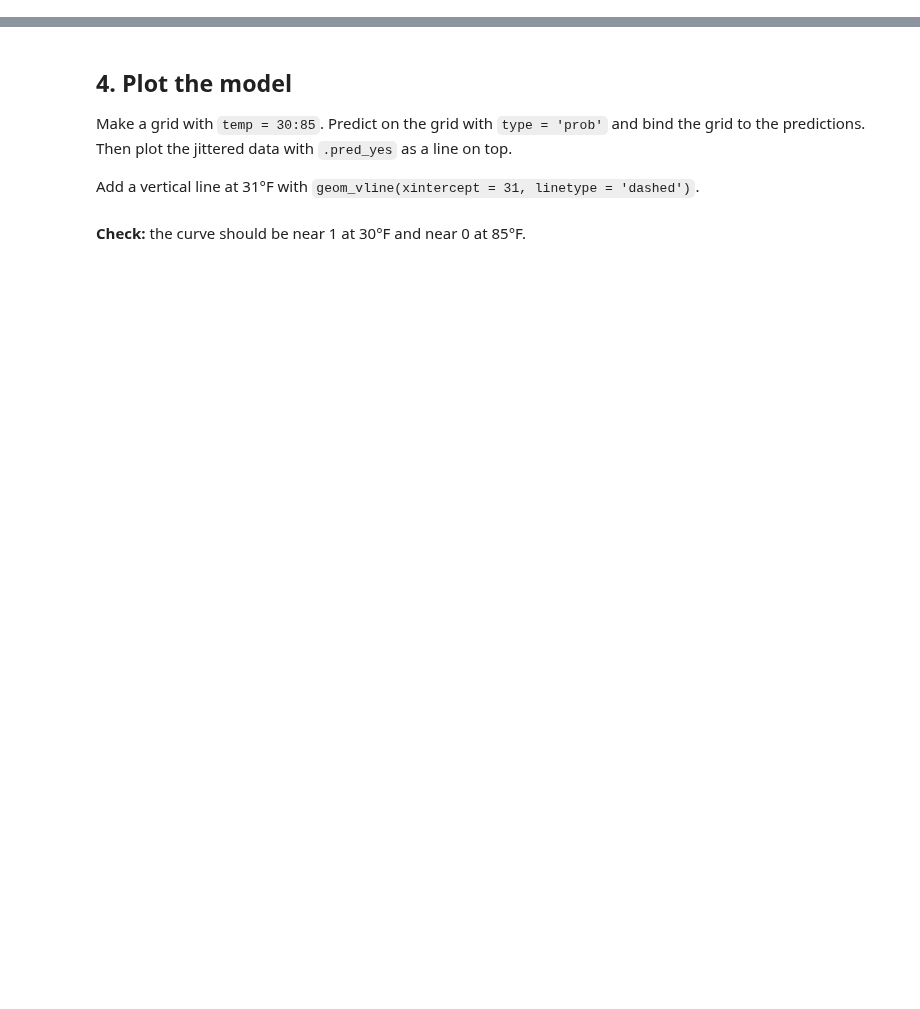
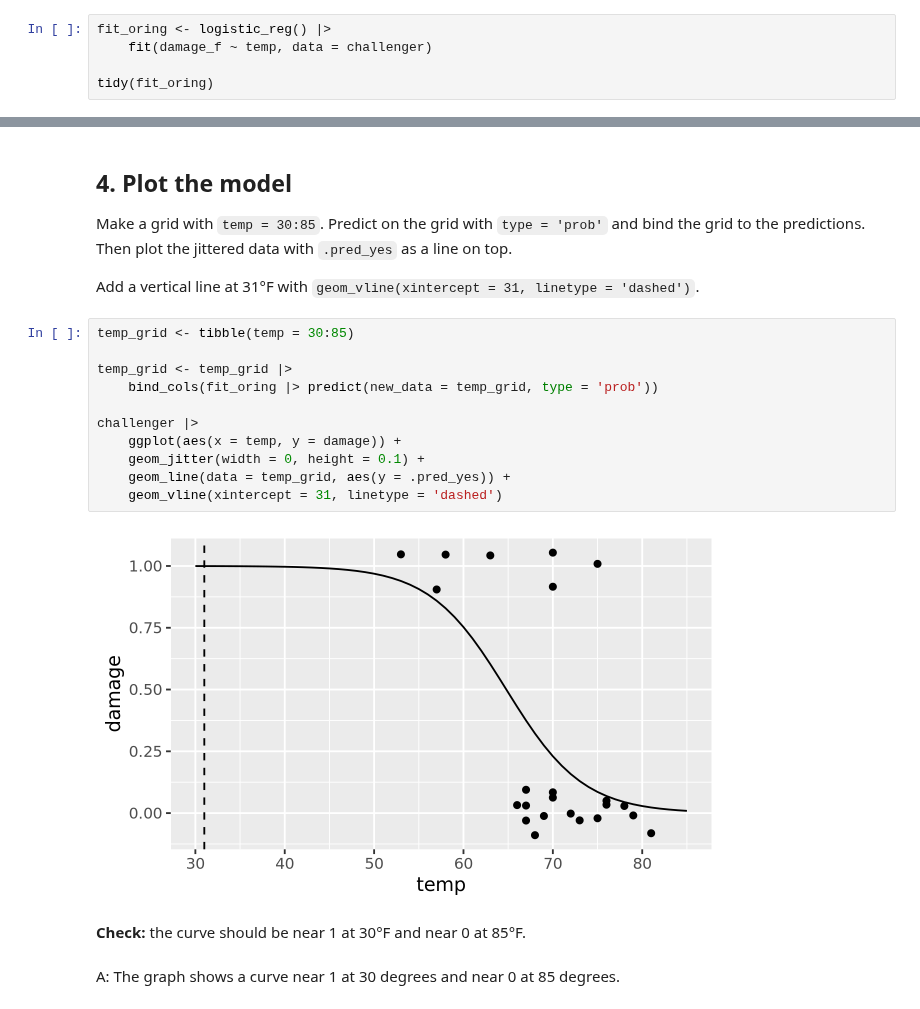
Before and after one commit to sophiaemcreynolds/codespace_9.30_512, a Jupyter notebook: exercises/11-challenger-exercise.ipynb, the cells around one changed output, grey strips where cells are left out. Saved outputs shown, nothing was run; the diff lists cells and outputs as text; blank space fills up the shorter version.

````diff
--- a/exercises/11-challenger-exercise.ipynb
+++ b/exercises/11-challenger-exercise.ipynb
@@ -72,3 +100,8 @@ Use tidymodels only. Do not change any other cells.
 ```
 # %% [markdown]
 **Your assistant puts its code in the cell below and runs it.** Read the code. Does it use `logistic_reg()`? Does it use `damage_f`, not `damage`?
+# %%
+fit_oring <- logistic_reg() |>
+    fit(damage_f ~ temp, data = challenger)
+
+tidy(fit_oring)
@@ -97,5 +145,20 @@ fit_oring |> predict(new_data = launch, type = 'prob')
 Make a grid with `temp = 30:85`. Predict on the grid with `type = 'prob'` and bind the grid to the predictions. Then plot the jittered data with `.pred_yes` as a line on top.
 
 Add a vertical line at 31°F with `geom_vline(xintercept = 31, linetype = 'dashed')`.
+# %%
+temp_grid <- tibble(temp = 30:85)
+
+temp_grid <- temp_grid |>
+    bind_cols(fit_oring |> predict(new_data = temp_grid, type = 'prob'))
+
+challenger |>
+    ggplot(aes(x = temp, y = damage)) +
+    geom_jitter(width = 0, height = 0.1) +
+    geom_line(data = temp_grid, aes(y = .pred_yes)) +
+    geom_vline(xintercept = 31, linetype = 'dashed')
+# %% [output]
+[figure, added]
 # %% [markdown]
 **Check:** the curve should be near 1 at 30°F and near 0 at 85°F.
+# %% [markdown]
+A: The graph shows a curve near 1 at 30 degrees and near 0 at 85 degrees.
````
Also changed, not shown: parts of 8 cells of this notebook.
